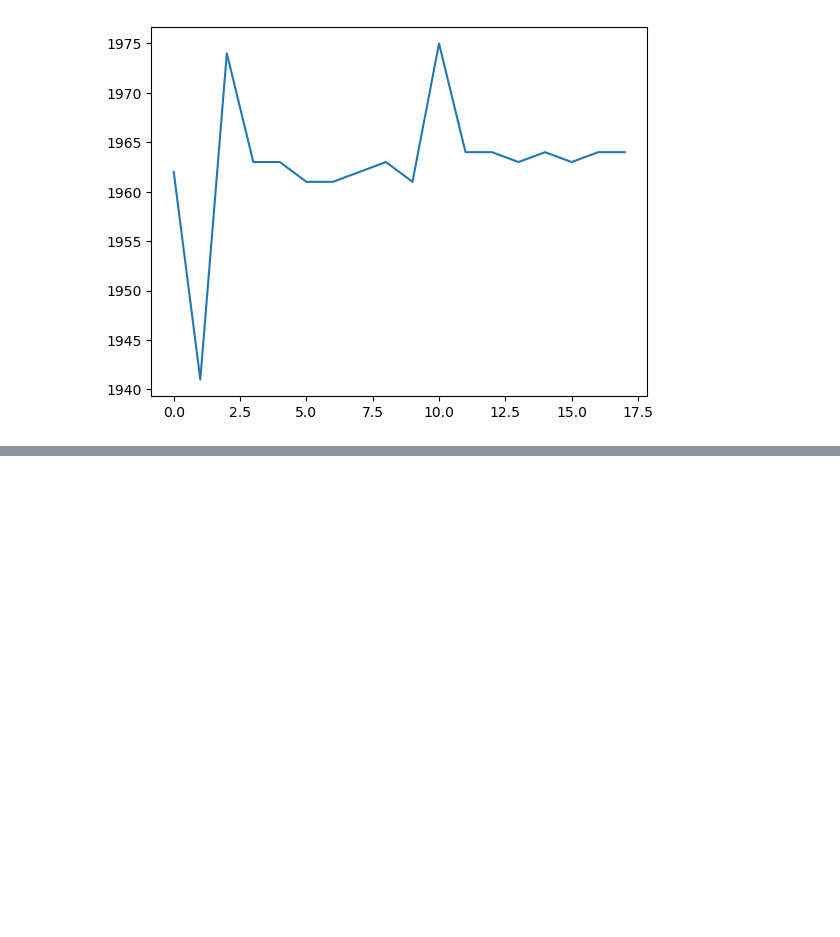
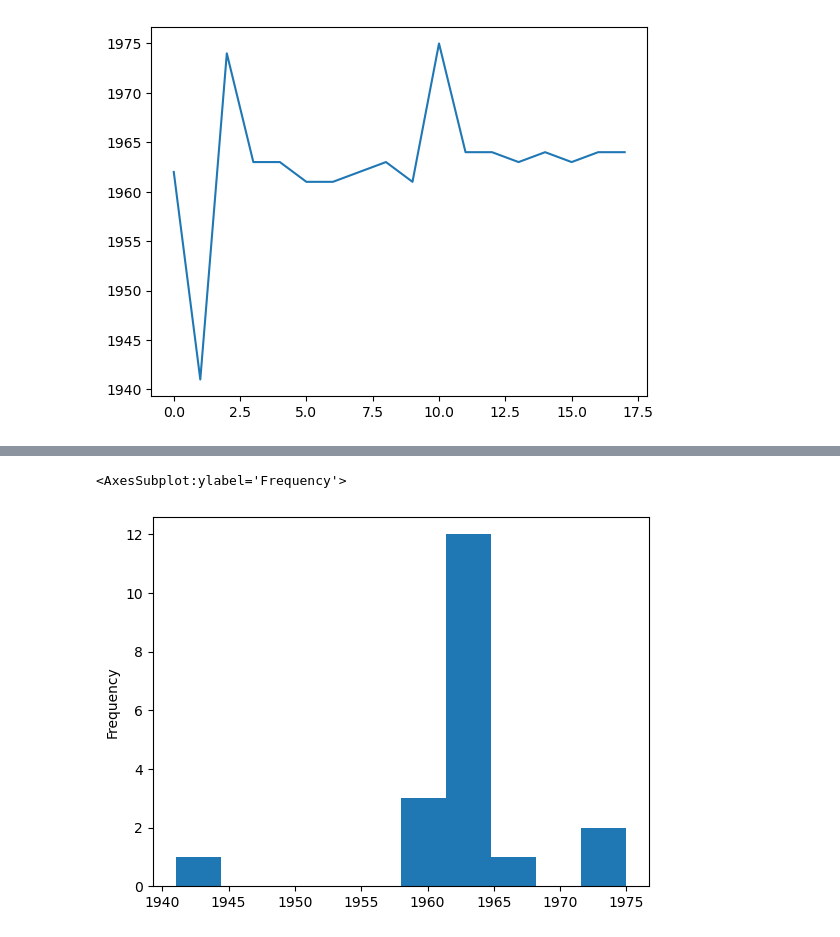
Before and after one commit to guillenunezc/freecodecamp-intro-to-pandas, a Jupyter notebook: 4 - Pandas DataFrames exercises.ipynb, the cells around one changed output, grey strips where cells are left out. Saved outputs shown, nothing was run; the diff lists cells and outputs as text; code cells hidden in the pictures; blank space fills up the shorter version.

```diff
--- a/4 - Pandas DataFrames exercises.ipynb
+++ b/4 - Pandas DataFrames exercises.ipynb
@@ -740,6 +832,10 @@ marvel_df.first_appearance.plot()
 ### Plot a histogram (plot.hist) with values of `first_appearance`
 # %%
 # your code goes here
+marvel_df["first_appearance"].plot(kind="hist")
+# %% [output]
+<AxesSubplot:ylabel='Frequency'>
+[figure, added]
 # %%
 
 plt.hist(marvel_df.first_appearance)
```
Also changed, not shown: parts of 12 cells of this notebook.
